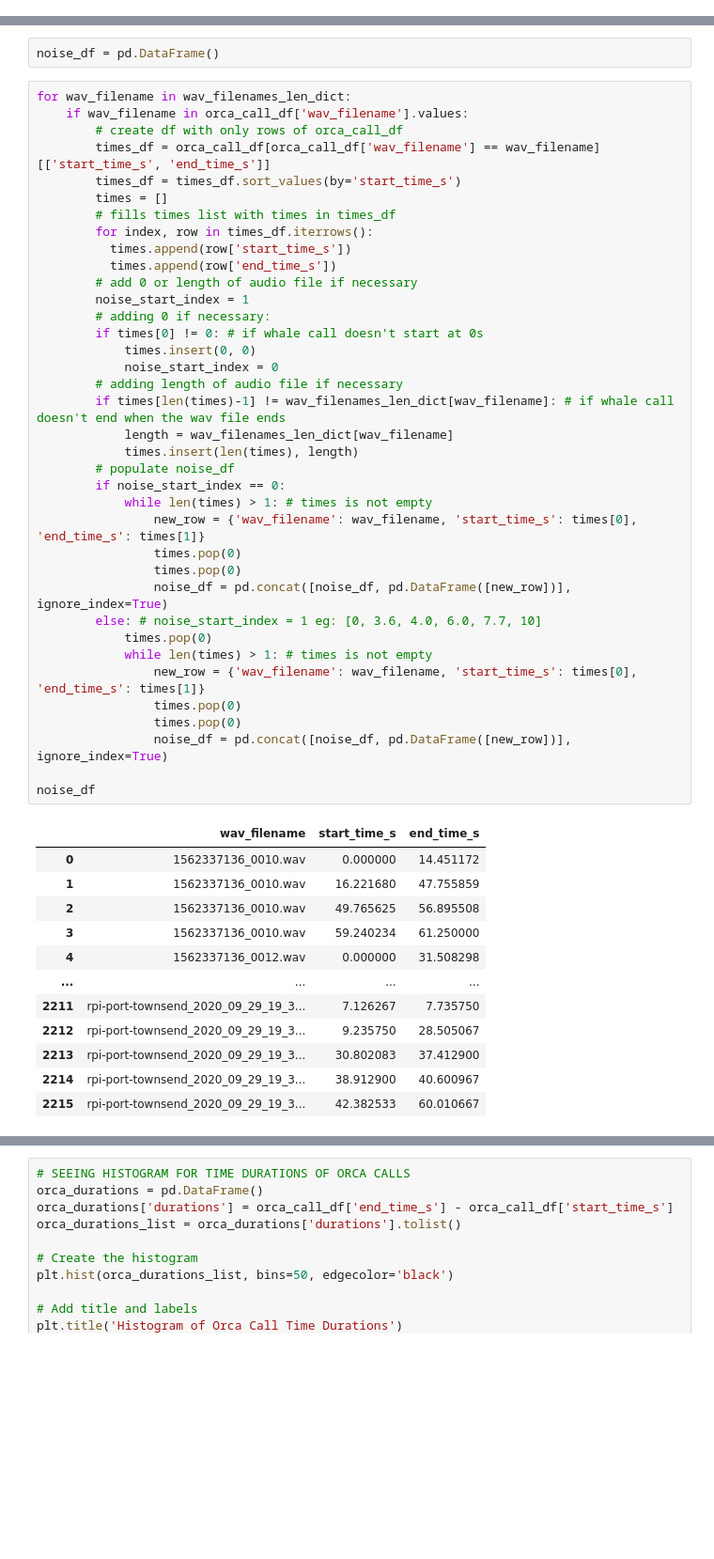
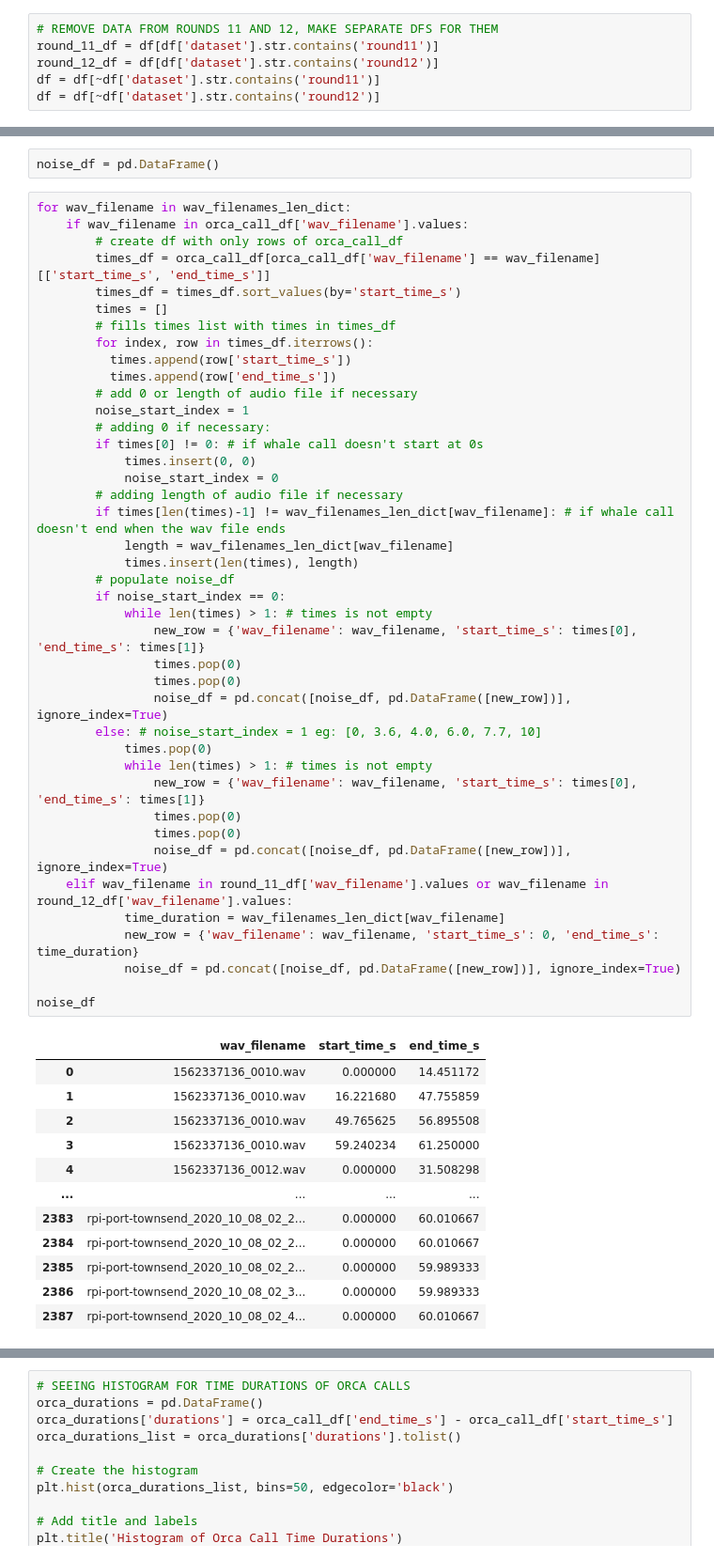
Before and after one commit to Denolle-Lab/OrcaSeis, a Jupyter notebook: data_cleaning.ipynb, the cells around one changed output, grey strips where cells are left out. Shown at 94% size. Drawn from its saved outputs; the diff is of its cells as text; blank space fills up the shorter version.

```diff
--- a/data_cleaning.ipynb
+++ b/data_cleaning.ipynb
@@ -66,3 +67,9 @@ print(indices_to_drop)
 df = df.drop(indices_to_drop)
 # %% [output]
 []
+# %%
+# REMOVE DATA FROM ROUNDS 11 AND 12, MAKE SEPARATE DFS FOR THEM
+round_11_df = df[df['dataset'].str.contains('round11')]
+round_12_df = df[df['dataset'].str.contains('round12')]
+df = df[~df['dataset'].str.contains('round11')]
+df = df[~df['dataset'].str.contains('round12')]
@@ -212,35 +225,39 @@ for wav_filename in wav_filenames_len_dict:
             times.insert(0, 0)
             noise_start_index = 0
         # adding length of audio file if necessary
         if times[len(times)-1] != wav_filenames_len_dict[wav_filename]: # if whale call doesn't end when the wav file ends
             length = wav_filenames_len_dict[wav_filename]
             times.insert(len(times), length)
         # populate noise_df
         if noise_start_index == 0:
             while len(times) > 1: # times is not empty
                 new_row = {'wav_filename': wav_filename, 'start_time_s': times[0], 'end_time_s': times[1]}
                 times.pop(0)
                 times.pop(0)
                 noise_df = pd.concat([noise_df, pd.DataFrame([new_row])], ignore_index=True)
         else: # noise_start_index = 1 eg: [0, 3.6, 4.0, 6.0, 7.7, 10]
             times.pop(0)
             while len(times) > 1: # times is not empty
                 new_row = {'wav_filename': wav_filename, 'start_time_s': times[0], 'end_time_s': times[1]}
                 times.pop(0)
                 times.pop(0)
                 noise_df = pd.concat([noise_df, pd.DataFrame([new_row])], ignore_index=True)
+    elif wav_filename in round_11_df['wav_filename'].values or wav_filename in round_12_df['wav_filename'].values:
+            time_duration = wav_filenames_len_dict[wav_filename]
+            new_row = {'wav_filename': wav_filename, 'start_time_s': 0, 'end_time_s': time_duration}
+            noise_df = pd.concat([noise_df, pd.DataFrame([new_row])], ignore_index=True)
 
 noise_df
 # %% [output]
 |  | wav_filename | start_time_s | end_time_s |
 | 0 | 1562337136_0010.wav | 0.000000 | 14.451172 |
 | 1 | 1562337136_0010.wav | 16.221680 | 47.755859 |
 | 2 | 1562337136_0010.wav | 49.765625 | 56.895508 |
 | 3 | 1562337136_0010.wav | 59.240234 | 61.250000 |
 | 4 | 1562337136_0012.wav | 0.000000 | 31.508298 |
 | ... | ... | ... | ... |
-| 2211 | rpi-port-townsend_2020_09_29_19_3... | 7.126267 | 7.735750 |
-| 2212 | rpi-port-townsend_2020_09_29_19_3... | 9.235750 | 28.505067 |
-| 2213 | rpi-port-townsend_2020_09_29_19_3... | 30.802083 | 37.412900 |
-| 2214 | rpi-port-townsend_2020_09_29_19_3... | 38.912900 | 40.600967 |
-| 2215 | rpi-port-townsend_2020_09_29_19_3... | 42.382533 | 60.010667 |
+| 2383 | rpi-port-townsend_2020_10_08_02_2... | 0.000000 | 60.010667 |
+| 2384 | rpi-port-townsend_2020_10_08_02_2... | 0.000000 | 60.010667 |
+| 2385 | rpi-port-townsend_2020_10_08_02_2... | 0.000000 | 59.989333 |
+| 2386 | rpi-port-townsend_2020_10_08_02_3... | 0.000000 | 59.989333 |
+| 2387 | rpi-port-townsend_2020_10_08_02_4... | 0.000000 | 60.010667 |
```
Also changed, not shown: parts of 14 cells of this notebook, 1 other file.
